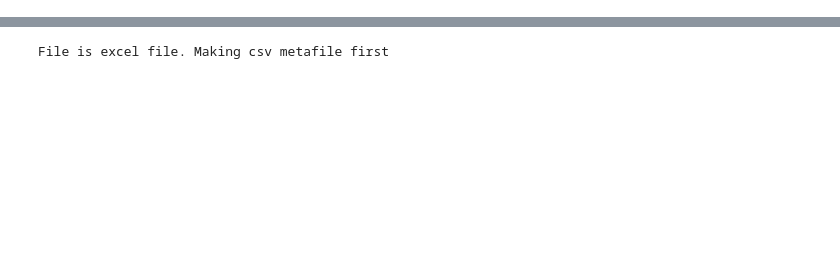
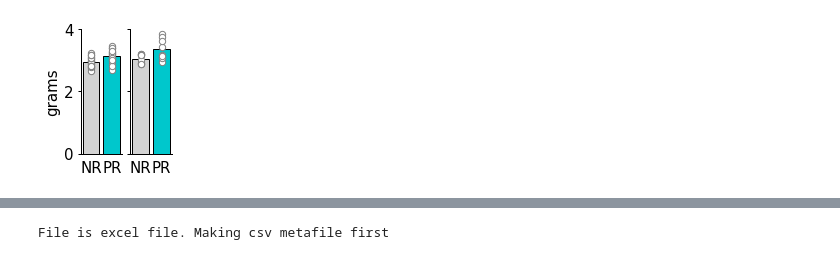
Before and after one commit to linneavolcko/ARP, a Jupyter notebook: src/ARP Paper Figures.ipynb, the cells around one changed output, grey strips where cells are left out. Saved outputs shown, nothing was run; the diff lists cells and outputs as text; code cells hidden in the pictures; blank space fills up the shorter version.

```diff
--- a/src/ARP Paper Figures.ipynb
+++ b/src/ARP Paper Figures.ipynb
@@ -6,0 +142,34 @@ import pandas as pd
+# %%
+#Plot for food intake
+
+f,ax=plt.subplots(figsize=(2.3,2.3), ncols=2, sharey=True, gridspec_kw={"left": 0.35})
+tp.barscatter([NR_F_avg_food, PR_F_avg_food],
+              grouplabel= ["NR", "PR"],
+              xfontsize = 15,
+              barfacecolor=[colors_NR1,colors_PR1],
+              barfacecoloroption="individual",
+              scattersize=scattersize,
+              linewidth=1,
+              ax=ax[0])
+
+tp.barscatter([NR_M_avg_food , PR_M_avg_food],
+              grouplabel= ["NR", "PR"],
+              xfontsize = 15,
+              barfacecolor=[colors_NR1,colors_PR1],
+              barfacecoloroption="individual",
+              scattersize=scattersize,
+              linewidth=1,
+              ax=ax[1])
+
+
+ax[0].set_ylabel("grams", fontsize = 15)
+ax[0].tick_params(axis='y', labelsize=15)
+
+#ax[0].set_title("Female Mice")
+#ax[1].set_title("Male Mice")
+
+#f.suptitle("Avg Daily Food Intake", fontsize = 20)
+
+f.savefig("..//output//foodintake.eps")
+# %% [output]
+[figure, added]
```
Also changed, not shown: parts of 18 cells of this notebook, 4 other files.
